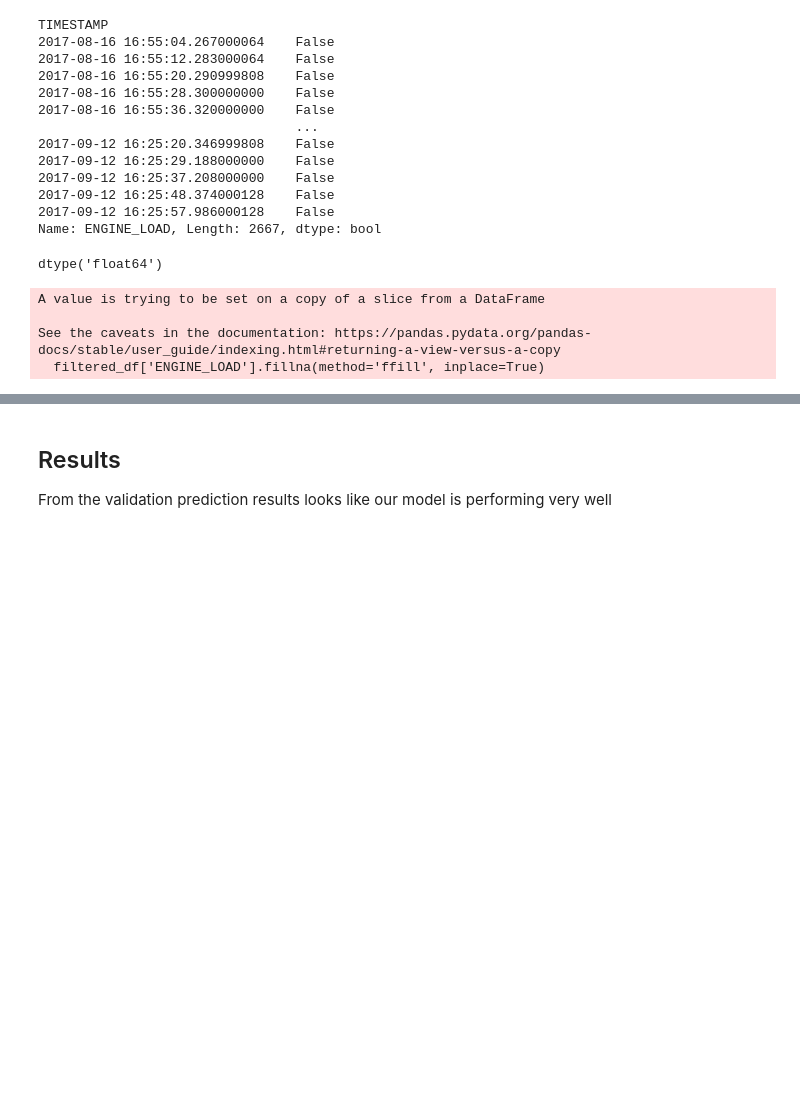
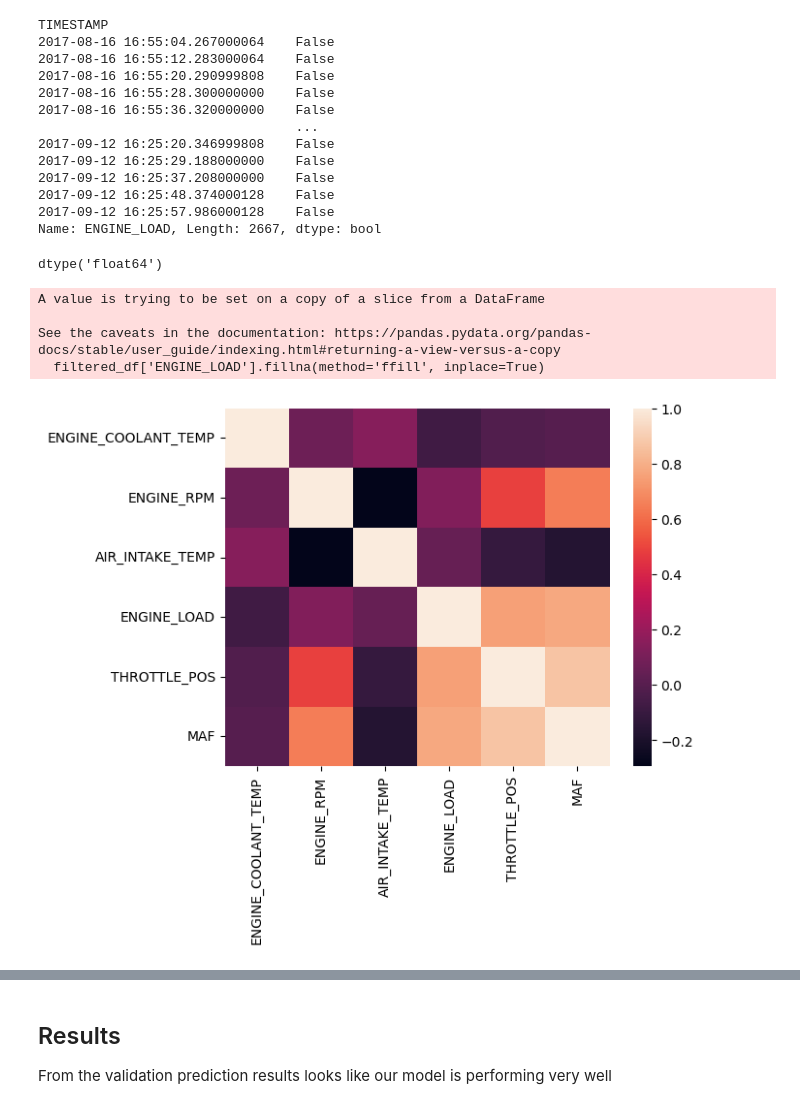
Before and after one commit to Meta-c/OBD-analysis, a Jupyter notebook: chevrolet_agile.ipynb, the cells around one changed output, grey strips where cells are left out. Cells and saved outputs as stored; diff of their text form; code cells hidden in the pictures; blank space fills up the shorter version.

```diff
--- a/chevrolet_agile.ipynb
+++ b/chevrolet_agile.ipynb
@@ -423,3 +423,15 @@ A value is trying to be set on a copy of a slice from a DataFrame
 
 See the caveats in the documentation: https://pandas.pydata.org/pandas-docs/stable/user_guide/indexing.html#returning-a-view-versus-a-copy
   filtered_df['ENGINE_LOAD'].fillna(method='ffill', inplace=True)
+# %%
+features_target=['ENGINE_COOLANT_TEMP', 'ENGINE_RPM',
+       'AIR_INTAKE_TEMP', 'ENGINE_LOAD', 'THROTTLE_POS','MAF']
+
+
+
+# Heatmap is very effecient in finding collerations between features
+
+sns.heatmap(filtered_df[features_target].corr())
+plt.show()
+# %% [output]
+[figure, added]
```
Also changed, not shown: parts of 5 cells of this notebook, 3 other files.
